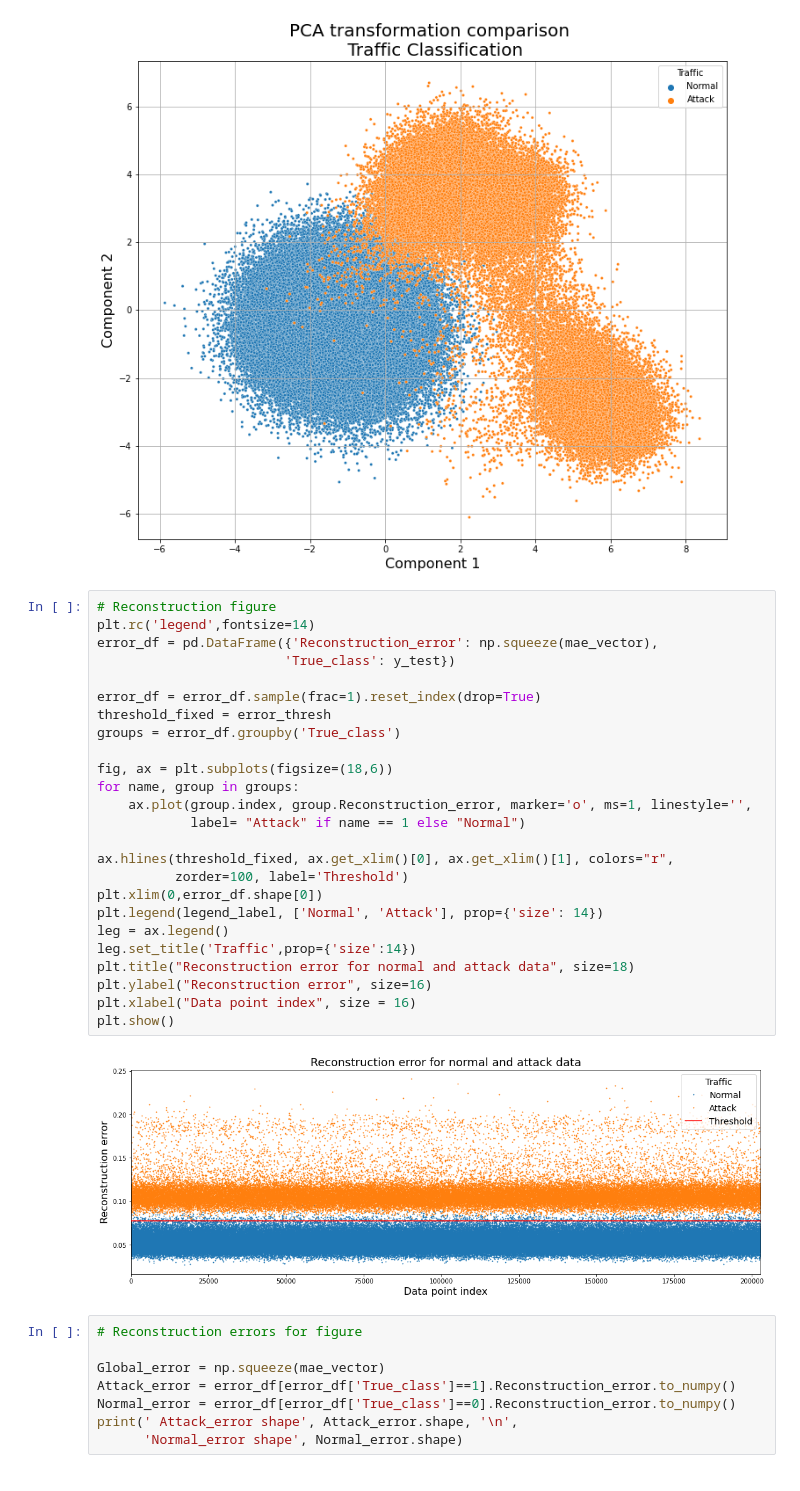
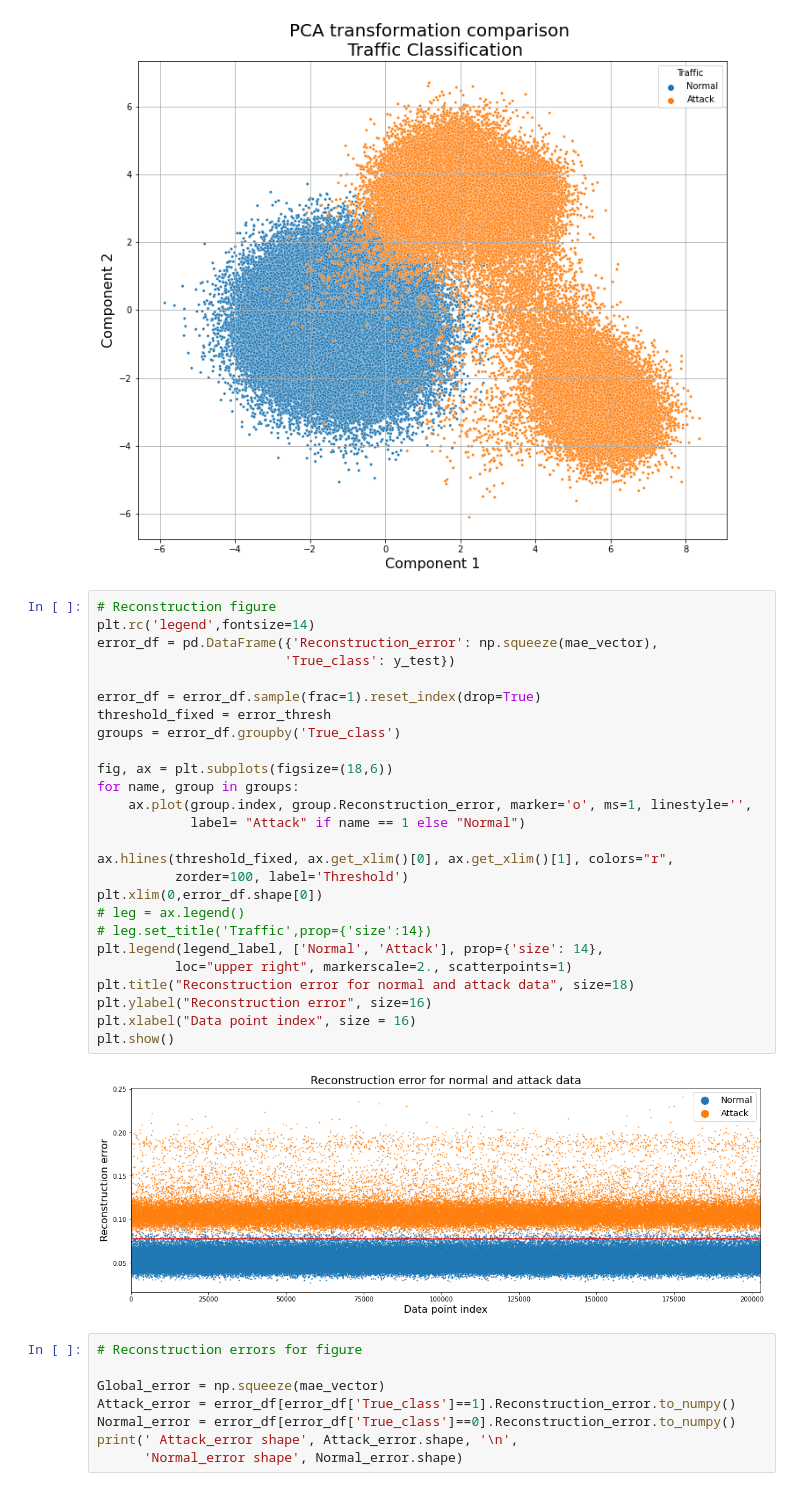
Before and after one commit to castorgit/Autoencoders, a Jupyter notebook: With Synthetic data_VAE_Autoencoder_ANN-011.ipynb, the cells around one changed output. Saved outputs shown, nothing was run; the diff lists cells and outputs as text.

```diff
--- a/With Synthetic data_VAE_Autoencoder_ANN-011.ipynb
+++ b/With Synthetic data_VAE_Autoencoder_ANN-011.ipynb
@@ -405,30 +405,31 @@ plt.show()
 # %%
 # Reconstruction figure
 plt.rc('legend',fontsize=14)
 error_df = pd.DataFrame({'Reconstruction_error': np.squeeze(mae_vector),
                         'True_class': y_test})
 
 error_df = error_df.sample(frac=1).reset_index(drop=True)
 threshold_fixed = error_thresh
 groups = error_df.groupby('True_class')
 
 fig, ax = plt.subplots(figsize=(18,6))
 for name, group in groups:
     ax.plot(group.index, group.Reconstruction_error, marker='o', ms=1, linestyle='',
             label= "Attack" if name == 1 else "Normal")
 
 ax.hlines(threshold_fixed, ax.get_xlim()[0], ax.get_xlim()[1], colors="r",
           zorder=100, label='Threshold')
 plt.xlim(0,error_df.shape[0])
-plt.legend(legend_label, ['Normal', 'Attack'], prop={'size': 14})
-leg = ax.legend()
-leg.set_title('Traffic',prop={'size':14})
+# leg = ax.legend()
+# leg.set_title('Traffic',prop={'size':14})
+plt.legend(legend_label, ['Normal', 'Attack'], prop={'size': 14},
+          loc="upper right", markerscale=2., scatterpoints=1)
 plt.title("Reconstruction error for normal and attack data", size=18)
 plt.ylabel("Reconstruction error", size=16)
 plt.xlabel("Data point index", size = 16)
 plt.show()
 # %% [output]
-[figure, old version]
+[figure, new version]
 # %%
 # Reconstruction errors for figure
 
```
